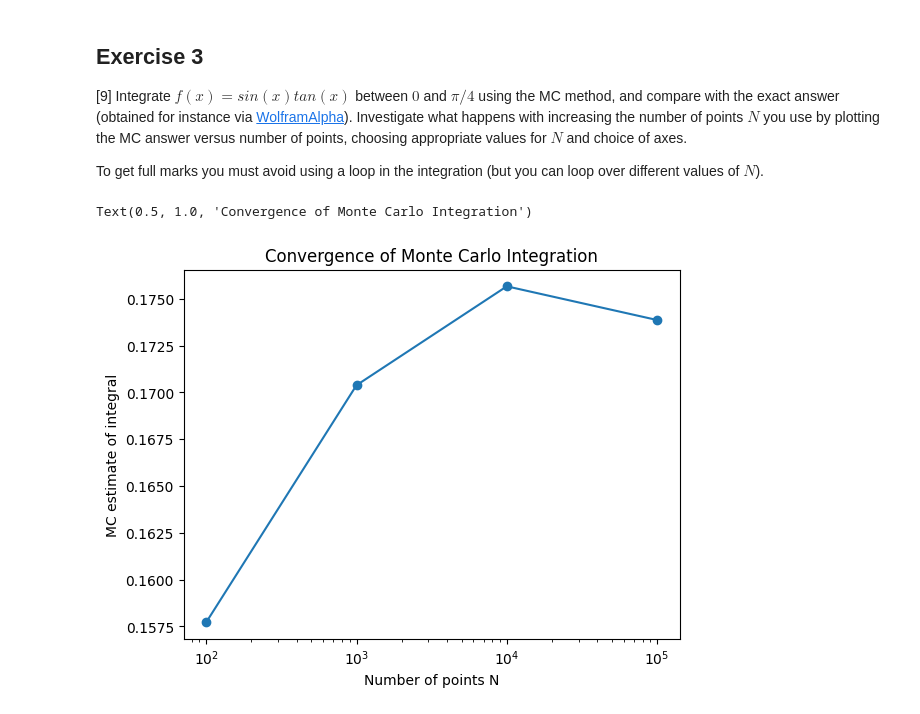
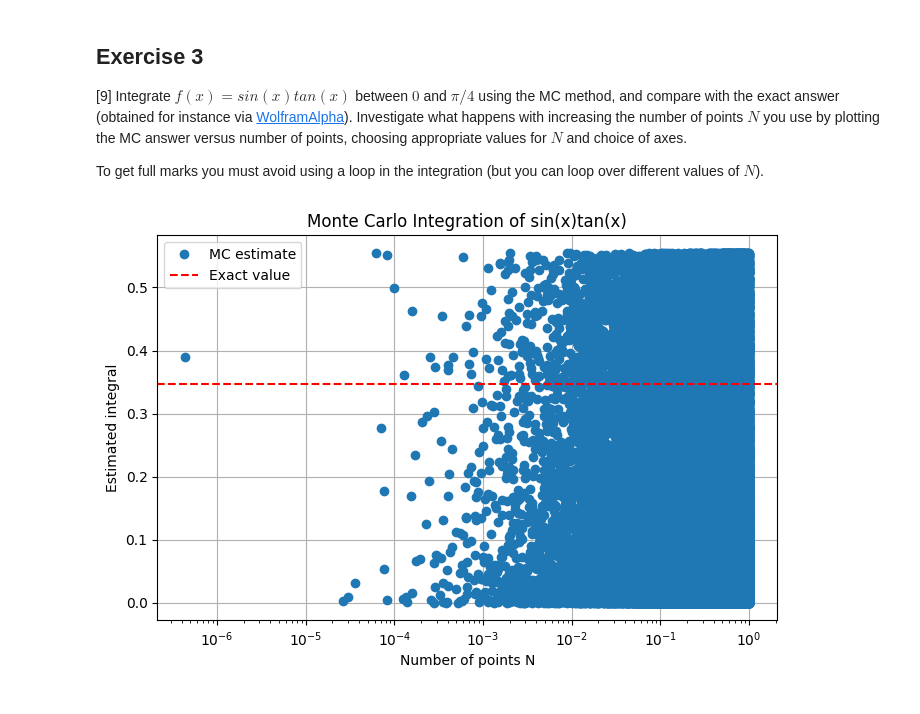
Before and after one commit to PX2145-2025/week-6-b-cardozorania, a Jupyter notebook: Monte_Carlo.ipynb, the cells around one changed output. Drawn from its saved outputs; the diff is of its cells as text; code cells hidden in the pictures.

```diff
--- a/Monte_Carlo.ipynb
+++ b/Monte_Carlo.ipynb
@@ -212,30 +263,40 @@ plt.plot(x[inpond==True], y[inpond==True],'b.')
 
  To get full marks you must avoid using a loop in the integration (but you can loop over different values of $N$).
 # %%
-from numpy import*
-from matplotlib.pyplot import*
-from pylab import*
-from numpy.random import random
+import numpy as np
+import matplotlib.pyplot as plt
 
+# Define the function to integrate
 def f(x):
-    return sin(x) * tan(x)
+    return np.sin(x) * np.tan(x)
 
-# Integration bounds
-a, b = 0, pi / 4
-N_values = [100, 1000, 10000, 100000]
+# Integration limits
+a, b = 0, np.pi / 4
+
+# Values of N to test
+N= int(1e5)
+N_values = random(N)
 results = []
 
-for N in N_values:
-    x = a + (b - a) * random(N)
-    integral = (b - a) * mean(f(x))
-    results.append(integral)
+# Monte Carlo integration loop over different N (vectorized inside)
+for _ in N_values:
+    x = a + (b - a) * np.random.rand()
+    estimate = (b - a) * np.mean(f(x))
+    results.append(estimate)
 
-# Plotting
-plot(N_values, results, 'o-')
-xscale('log')
-xlabel('Number of points N')
-ylabel('MC estimate of integral')
-title('Convergence of Monte Carlo Integration')
+# Exact value for comparison (from WolframAlpha or symbolic integration)
+exact_value = 0.5 * np.log(2)  # ≈ 0.34657
+
+# Plotting the convergence
+plt.figure(figsize=(8, 5))
+plt.plot(N_values, results, 'o', label='MC estimate')
+plt.axhline(y=exact_value, color='r', linestyle='--', label='Exact value')
+plt.xscale('log')
+plt.xlabel('Number of points N')
+plt.ylabel('Estimated integral')
+plt.title('Monte Carlo Integration of sin(x)tan(x)')
+plt.legend()
+plt.grid(True)
+plt.show()
 # %% [output]
-Text(0.5, 1.0, 'Convergence of Monte Carlo Integration')
-[figure, old version]
+[figure, new version]
```
Also changed, not shown: parts of 2 cells of this notebook.
